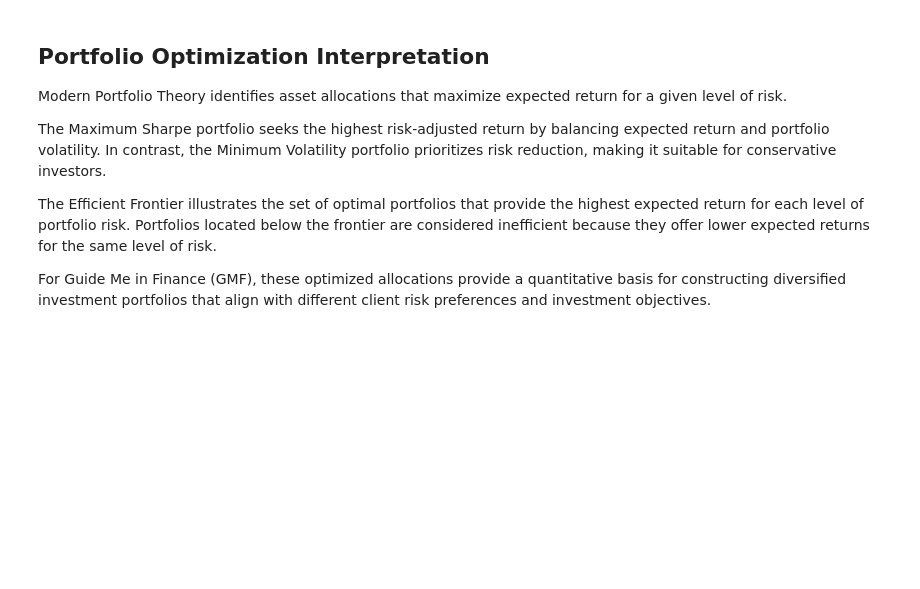
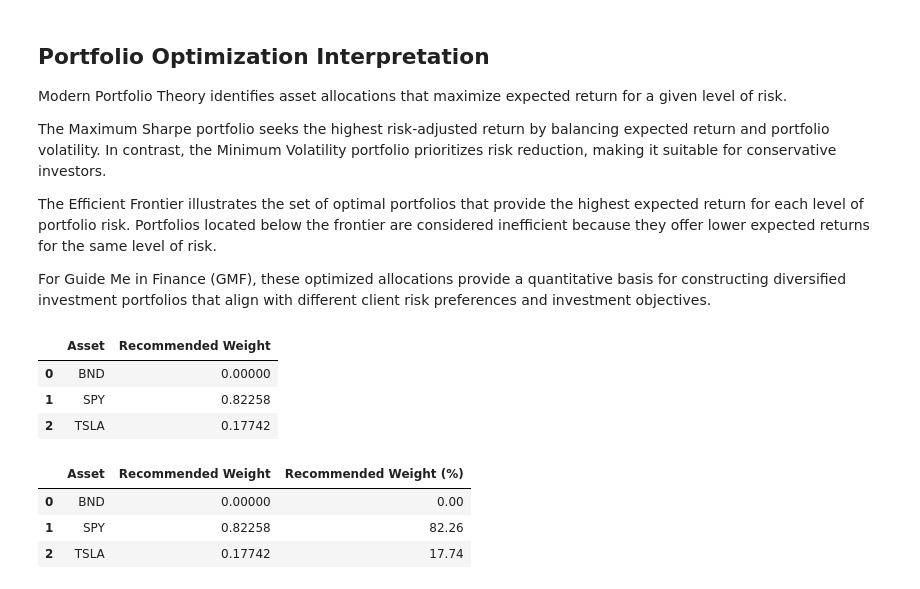
Before and after one commit to Bilen189/portfolio-optimization, a Jupyter notebook: notebooks/task_4_portfolio_optimization.ipynb, the cells around one changed output. Saved outputs shown, nothing was run; the diff lists cells and outputs as text; code cells hidden in the pictures; blank space fills up the shorter version.

Commit message:
Add portfolio analysis and investment recommendations

```diff
--- a/notebooks/task_4_portfolio_optimization.ipynb
+++ b/notebooks/task_4_portfolio_optimization.ipynb
@@ -311,3 +311,26 @@ The Maximum Sharpe portfolio seeks the highest risk-adjusted return by balancing
 The Efficient Frontier illustrates the set of optimal portfolios that provide the highest expected return for each level of portfolio risk. Portfolios located below the frontier are considered inefficient because they offer lower expected returns for the same level of risk.
 
 For Guide Me in Finance (GMF), these optimized allocations provide a quantitative basis for constructing diversified investment portfolios that align with different client risk preferences and investment objectives.
+# %%
+recommended_portfolio = pd.DataFrame({
+    "Asset": cleaned_weights_sharpe.keys(),
+    "Recommended Weight": cleaned_weights_sharpe.values()
+})
+
+recommended_portfolio
+# %% [output]
+|  | Asset | Recommended Weight |
+| 0 | BND | 0.00000 |
+| 1 | SPY | 0.82258 |
+| 2 | TSLA | 0.17742 |
+# %%
+recommended_portfolio["Recommended Weight (%)"] = (
+    recommended_portfolio["Recommended Weight"] * 100
+).round(2)
+
+recommended_portfolio
+# %% [output]
+|  | Asset | Recommended Weight | Recommended Weight (%) |
+| 0 | BND | 0.00000 | 0.00 |
+| 1 | SPY | 0.82258 | 82.26 |
+| 2 | TSLA | 0.17742 | 17.74 |
```
Also changed, not shown: parts of 5 cells of this notebook.
